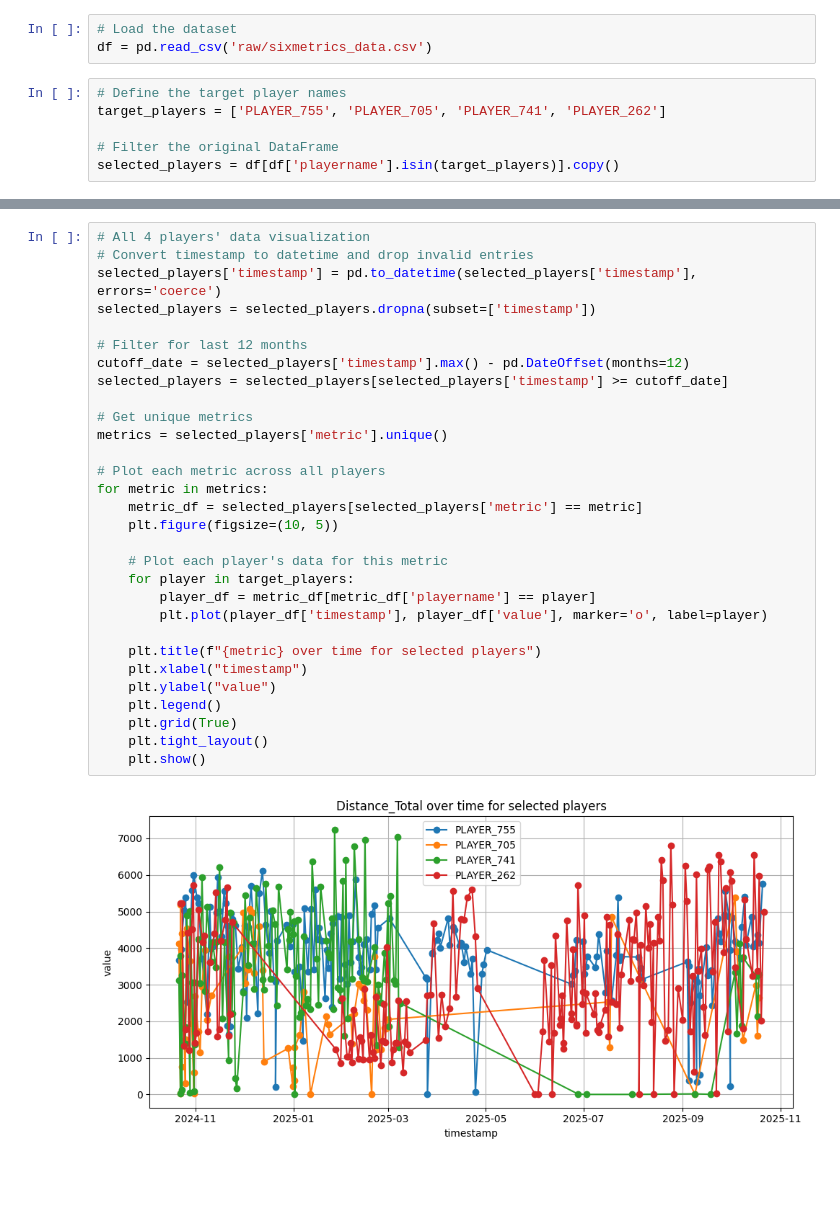
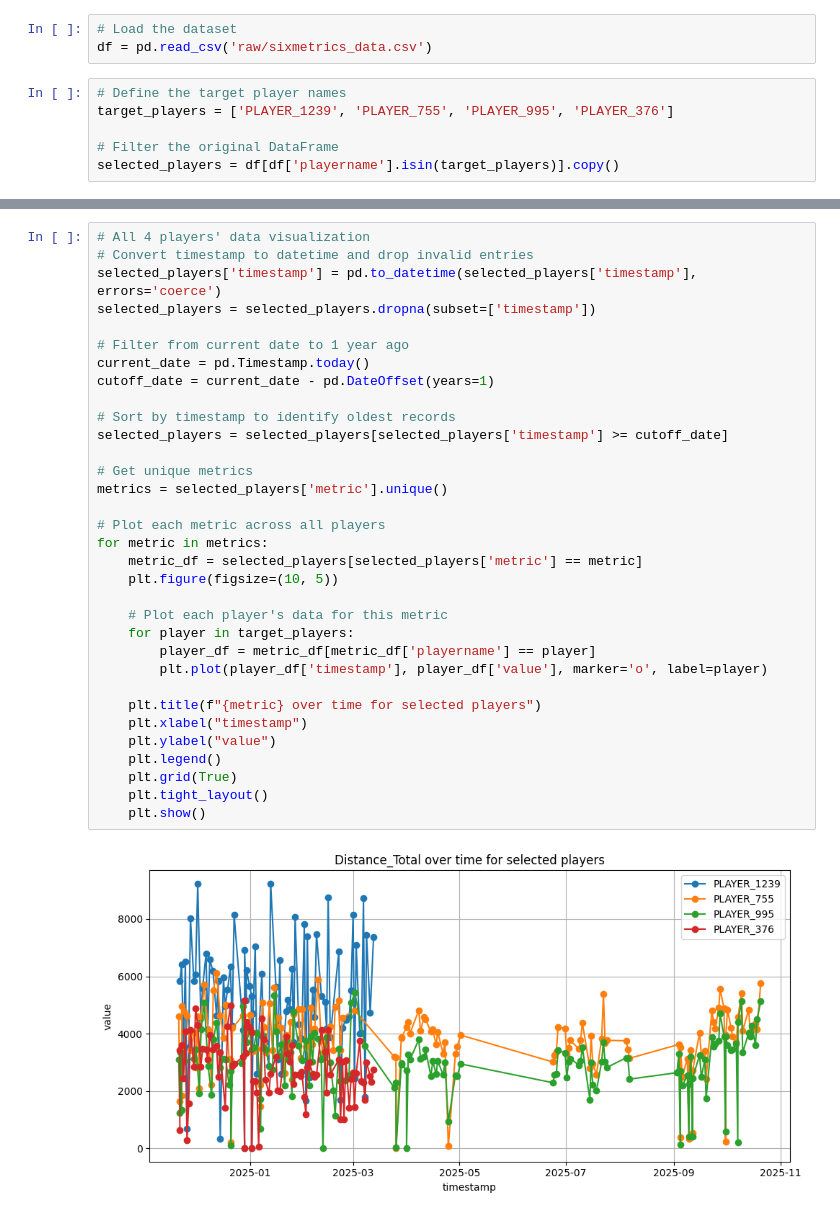
Before and after one commit to briggsprashar/sports_metric_analysis, a Jupyter notebook: part3_viz_individual.ipynb, the cells around one changed output, grey strips where cells are left out. Cells and saved outputs as stored; diff of their text form; blank space fills up the shorter version.

```diff
--- a/part3_viz_individual.ipynb
+++ b/part3_viz_individual.ipynb
@@ -31,7 +31,7 @@ import seaborn as sns
 df = pd.read_csv('raw/sixmetrics_data.csv')
 # %%
 # Define the target player names
-target_players = ['PLAYER_755', 'PLAYER_705', 'PLAYER_741', 'PLAYER_262']
+target_players = ['PLAYER_1239', 'PLAYER_755', 'PLAYER_995', 'PLAYER_376']
 
 # Filter the original DataFrame
 selected_players = df[df['playername'].isin(target_players)].copy()
@@ -54,32 +54,35 @@ selected_players
 # %%
 # All 4 players' data visualization
 # Convert timestamp to datetime and drop invalid entries
 selected_players['timestamp'] = pd.to_datetime(selected_players['timestamp'], errors='coerce')
 selected_players = selected_players.dropna(subset=['timestamp'])
 
-# Filter for last 12 months
-cutoff_date = selected_players['timestamp'].max() - pd.DateOffset(months=12)
+# Filter from current date to 1 year ago
+current_date = pd.Timestamp.today()
+cutoff_date = current_date - pd.DateOffset(years=1)
+
+# Sort by timestamp to identify oldest records
 selected_players = selected_players[selected_players['timestamp'] >= cutoff_date]
 
 # Get unique metrics
 metrics = selected_players['metric'].unique()
 
 # Plot each metric across all players
 for metric in metrics:
     metric_df = selected_players[selected_players['metric'] == metric]
     plt.figure(figsize=(10, 5))
 
     # Plot each player's data for this metric
     for player in target_players:
         player_df = metric_df[metric_df['playername'] == player]
         plt.plot(player_df['timestamp'], player_df['value'], marker='o', label=player)
 
     plt.title(f"{metric} over time for selected players")
     plt.xlabel("timestamp")
     plt.ylabel("value")
     plt.legend()
     plt.grid(True)
     plt.tight_layout()
     plt.show()
 # %% [output]
-[figure, old version]
+[figure, new version]
```
Also changed, not shown: parts of 6 cells of this notebook, 3 other files.
